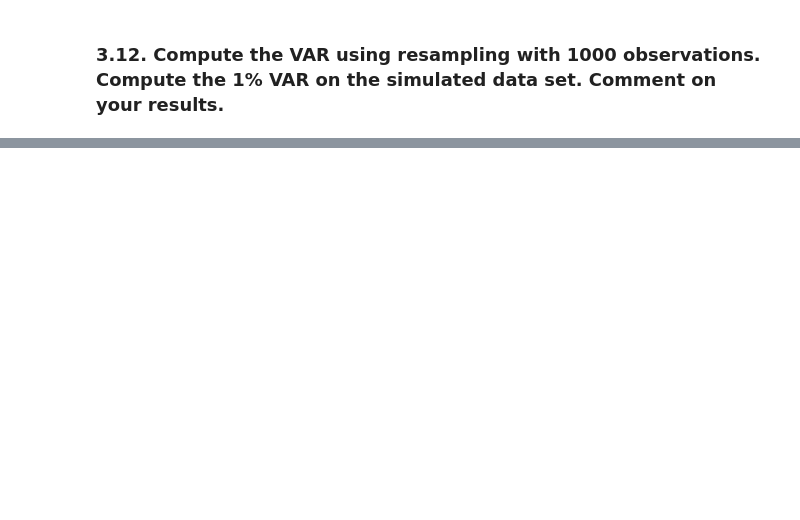
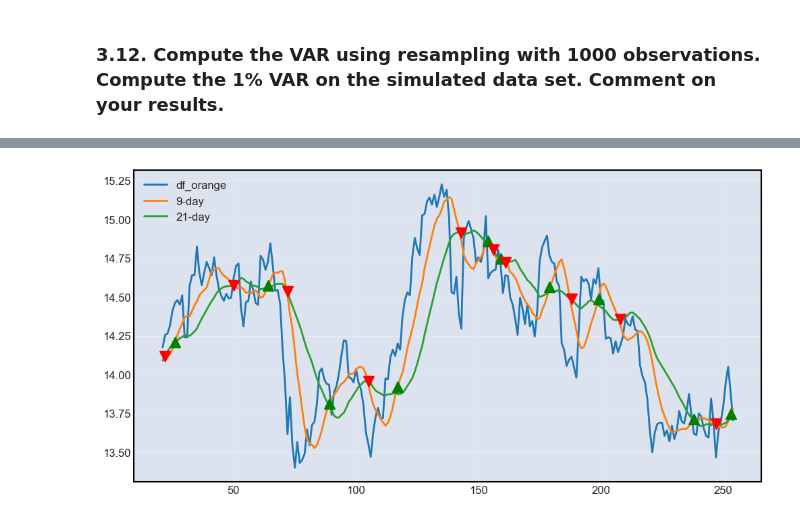
Before and after one commit to gmolinap/MODS205, a Jupyter notebook: DigitalFinance_Gabriel_MOLINA_Joao_MELGA.ipynb, the cells around one changed output, grey strips where cells are left out. Drawn from its saved outputs; the diff is of its cells as text; code cells hidden in the pictures; blank space fills up the shorter version.

Commit message:
4th point - df_orange

```diff
--- a/DigitalFinance_Gabriel_MOLINA_Joao_MELGA.ipynb
+++ b/DigitalFinance_Gabriel_MOLINA_Joao_MELGA.ipynb
@@ -689,0 +631,12 @@ print(portfolio.head())
+# %%
+#1. Calculate two moving averages of the closing prices: a short-term one (9-day) and a long-term one (21-day).
+day = np.arange(1, len(df_orange) + 1)
+df_orange['day'] = day
+df_orange.drop(columns=['Adj Close','Volume'], inplace=True)
+df_orange = df_orange[['Open', 'High', 'Low', 'Close','day']]
+
+df_orange.head()
+
+df_orange['9-day'] = df_orange['Close'].rolling(9).mean().shift()
+df_orange['21-day'] = df_orange['Close'].rolling(21).mean().shift()
+df_orange[19:25]
@@ -689,0 +668,5 @@ print(portfolio.head())
+# %%
+#Generete the signal column based on the moving averages
+df_orange['signal'] = np.where(df_orange['9-day'] > df_orange['21-day'], 1, 0)# When the short-term average is above the long-term average, it signals to buy (represented by 1).
+df_orange['signal'] = np.where(df_orange['9-day'] < df_orange['21-day'], -1, df_orange['signal']) #When the short-term average is below the long-term average, it signals to sell (represented by -1).
+df_orange.dropna(inplace=True)
@@ -689,0 +680,5 @@ print(portfolio.head())
+# %%
+df_orange['return'] = np.log(df_orange['Close']).diff() #Calculate the daily returns of the stock
+df_orange['system_return'] = df_orange['signal'] * df_orange['return']
+df_orange['entry'] = df_orange.signal.diff() #value showed up here when we change direction
+df_orange.head()
@@ -689,0 +692,14 @@ print(portfolio.head())
+# %%
+#Plot the closing prices and the moving averages, along with markers indicating where the trading signals change
+plt.rcParams['figure.figsize'] = 12, 6
+plt.grid(True, alpha = .3)
+plt.plot(df_orange.iloc[-252:]['Close'], label = 'df_orange')
+plt.plot(df_orange.iloc[-252:]['9-day'], label = '9-day')
+plt.plot(df_orange.iloc[-252:]['21-day'], label = '21-day')
+plt.plot(df_orange[-252:].loc[df_orange.entry == 2].index, df_orange[-252:]['9-day'][df_orange.entry == 2], '^',
+         color = 'g', markersize = 12)
+plt.plot(df_orange[-252:].loc[df_orange.entry == -2].index, df_orange[-252:]['21-day'][df_orange.entry == -2], 'v',
+         color = 'r', markersize = 12)
+plt.legend(loc=2);
+# %% [output]
+[figure, added]
```
Also changed, not shown: parts of 13 cells of this notebook.
